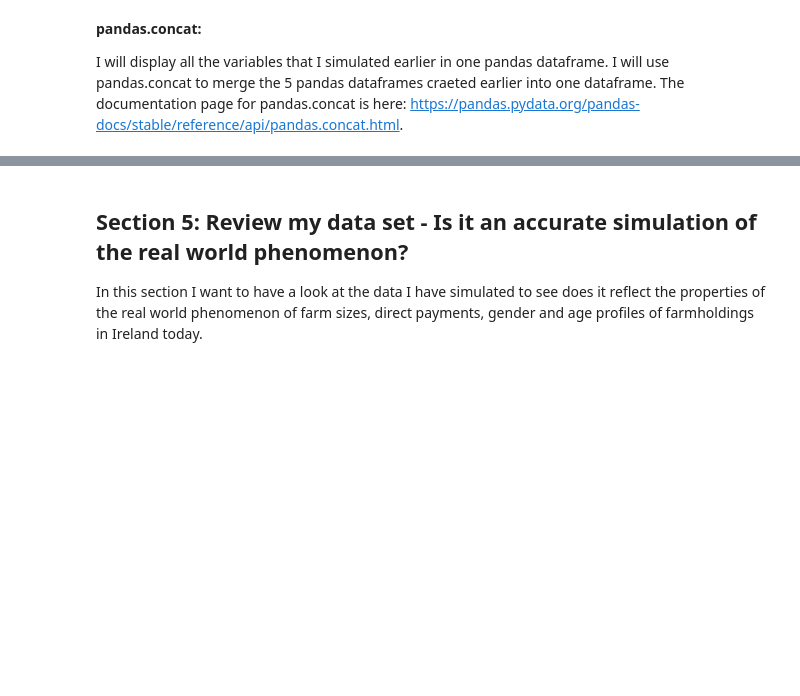
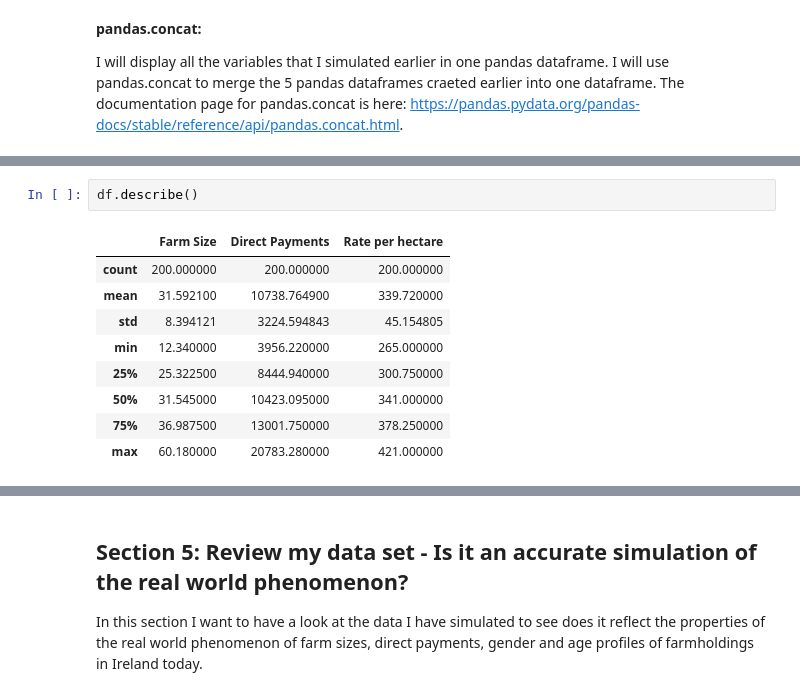
Before and after one commit to johndunne2019/PDA-Project-Data-Simulation, a Jupyter notebook: Data-Simulation.ipynb, the cells around one changed output, grey strips where cells are left out. Cells and saved outputs as stored; diff of their text form; blank space fills up the shorter version.

Commit message:
added dataframe.info, dataframe.shape and dataframe.describe to section 4

```diff
--- a/Data-Simulation.ipynb
+++ b/Data-Simulation.ipynb
@@ -872,0 +917,12 @@ df
+# %%
+df.describe()
+# %% [output]
+|  | Farm Size | Direct Payments | Rate per hectare |
+| count | 200.000000 | 200.000000 | 200.000000 |
+| mean | 31.592100 | 10738.764900 | 339.720000 |
+| std | 8.394121 | 3224.594843 | 45.154805 |
+| min | 12.340000 | 3956.220000 | 265.000000 |
+| 25% | 25.322500 | 8444.940000 | 300.750000 |
+| 50% | 31.545000 | 10423.095000 | 341.000000 |
+| 75% | 36.987500 | 13001.750000 | 378.250000 |
+| max | 60.180000 | 20783.280000 | 421.000000 |
```
Also changed, not shown: parts of 30 cells of this notebook.
